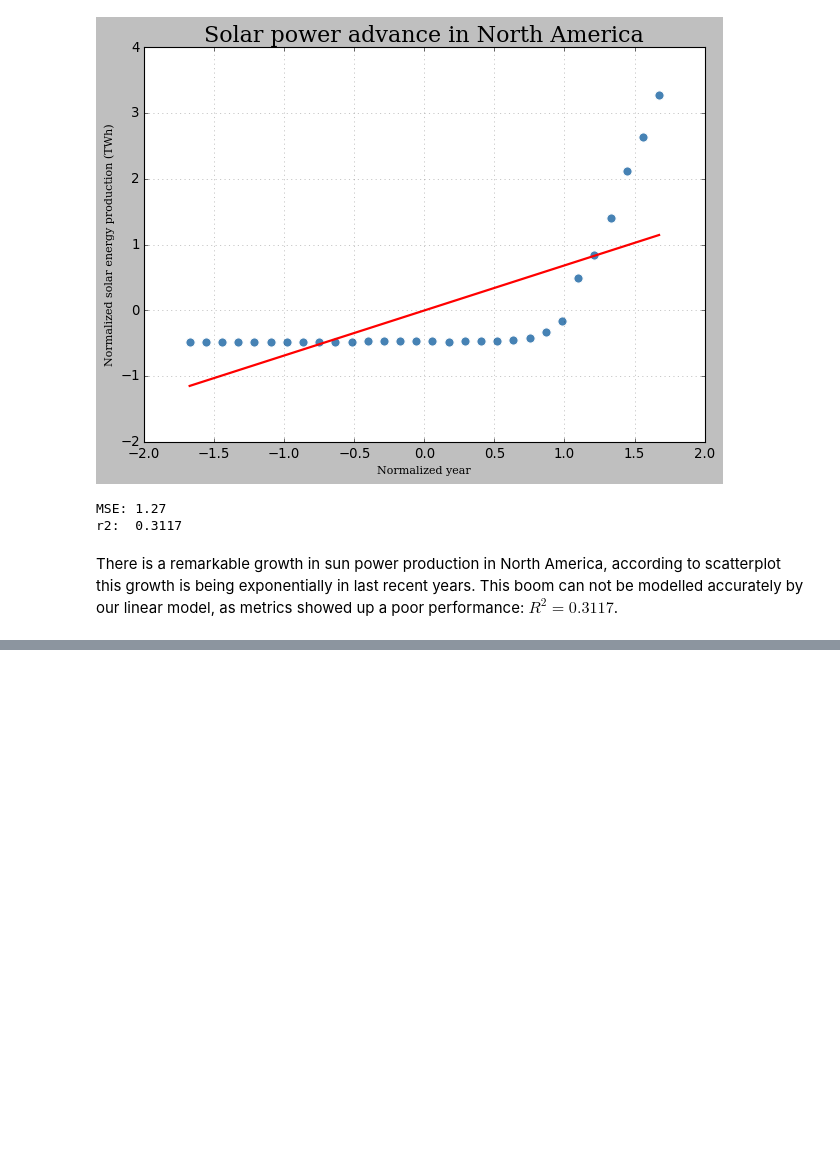
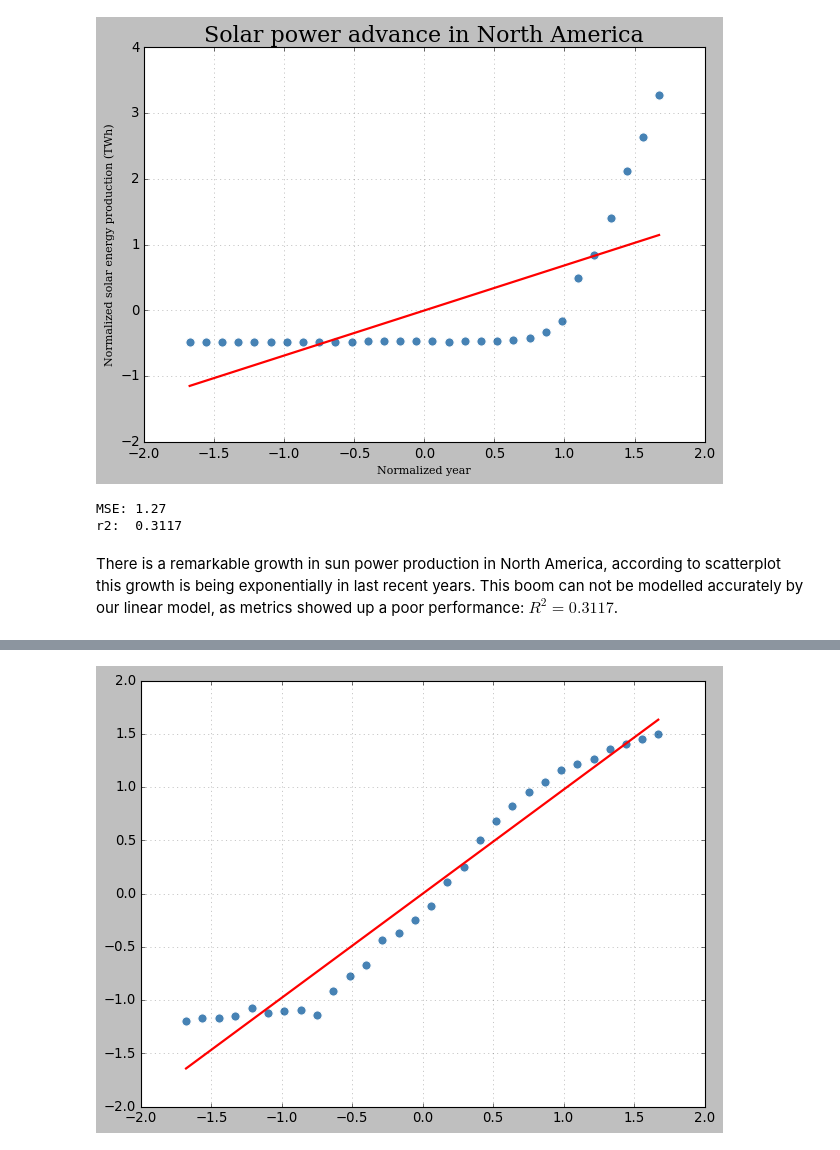
Before and after one commit to fenilenvinileno97/linear_regression, a Jupyter notebook: 4-final-project.ipynb, the cells around one changed output, grey strips where cells are left out. Drawn from its saved outputs; the diff is of its cells as text; code cells hidden in the pictures; blank space fills up the shorter version.

```diff
--- a/4-final-project.ipynb
+++ b/4-final-project.ipynb
@@ -373,0 +434,4 @@ r2:  0.7882
+# %%
+log_predict_northam.lmodels.linear_adjust("log_year", "log_wind")
+# %% [output]
+[figure, added]
```
Also changed, not shown: parts of 22 cells of this notebook, 1 other file.
